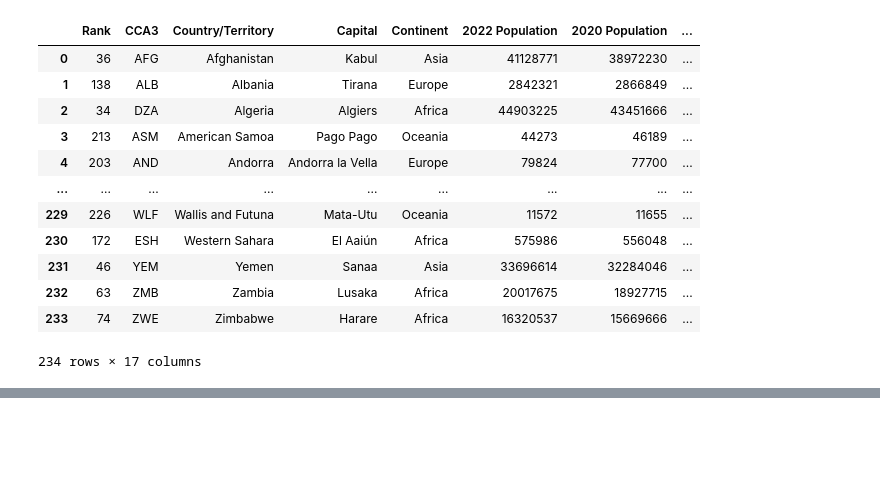
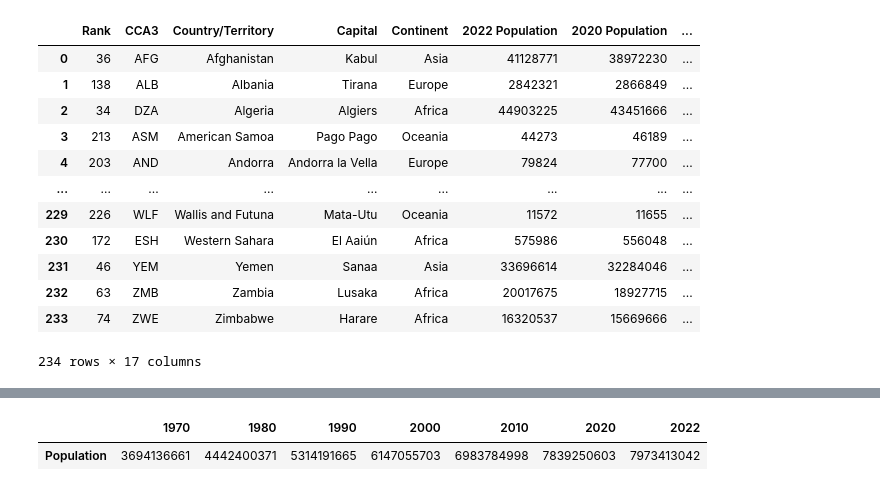
Before and after one commit to CronusCipher/PIB-GPD-Global-By-Countries, a Jupyter notebook: PIB-GPD-Global-By-Countries.ipynb, the cells around one changed output, grey strips where cells are left out. Saved outputs shown, nothing was run; the diff lists cells and outputs as text; code cells hidden in the pictures; blank space fills up the shorter version.

```diff
--- a/PIB-GPD-Global-By-Countries.ipynb
+++ b/PIB-GPD-Global-By-Countries.ipynb
@@ -83,0 +99,13 @@ wp
+# %%
+world_pop[["1970"]]=wp[["1970 Population"]].sum()
+world_pop[["1980"]]=wp[["1980 Population"]].sum()
+world_pop[["1990"]]=wp[["1990 Population"]].sum()
+world_pop[["2000"]]=wp[["2000 Population"]].sum()
+world_pop[["2010"]]=wp[["2010 Population"]].sum()
+world_pop[["2020"]]=wp[["2020 Population"]].sum()
+world_pop[["2022"]]=wp[["2022 Population"]].sum()
+# %%
+world_pop
+# %% [output]
+|  | 1970 | 1980 | 1990 | 2000 | 2010 | 2020 | 2022 |
+| Population | 3694136661 | 4442400371 | 5314191665 | 6147055703 | 6983784998 | 7839250603 | 7973413042 |
```
Also changed, not shown: parts of 5 cells of this notebook, 2 other files.
